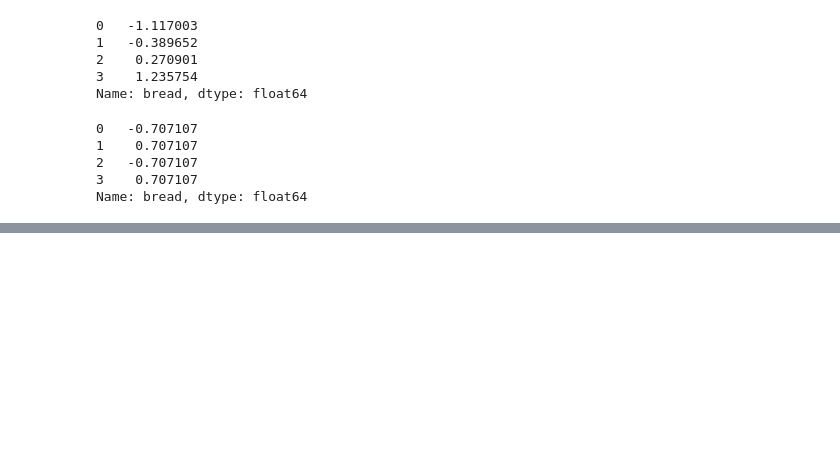
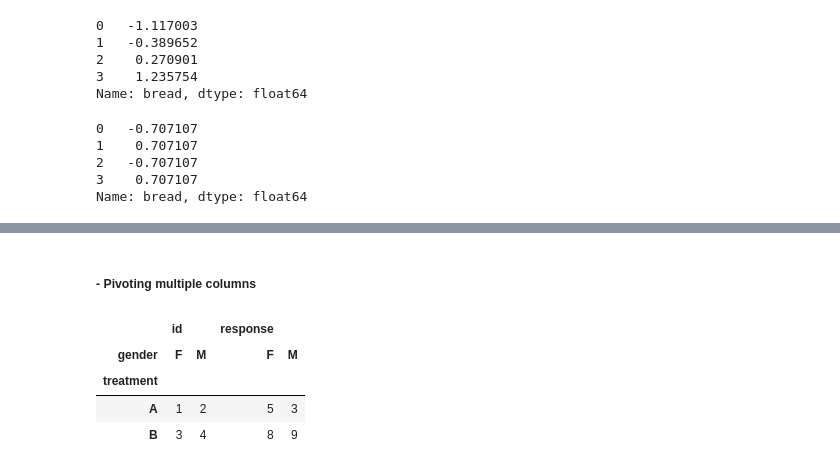
Before and after one commit to lucasbivar/statistic-applied-to-computing, a Jupyter notebook: personal-studies/data-manipulation/Pandas.ipynb, the cells around one changed output, grey strips where cells are left out. Drawn from its saved outputs; the diff is of its cells as text; code cells hidden in the pictures; blank space fills up the shorter version.

```diff
--- a/personal-studies/data-manipulation/Pandas.ipynb
+++ b/personal-studies/data-manipulation/Pandas.ipynb
@@ -865,0 +895,10 @@ Name: bread, dtype: float64
+# %% [markdown]
+##### - Pivoting multiple columns
+# %%
+trials.pivot(index="treatment", columns="gender")
+# %% [output]
+|  | id |  | response |  |
+| gender | F | M | F | M |
+| treatment |  |  |  |  |
+| A | 1 | 2 | 5 | 3 |
+| B | 3 | 4 | 8 | 9 |
```
Also changed, not shown: parts of 18 cells of this notebook.
